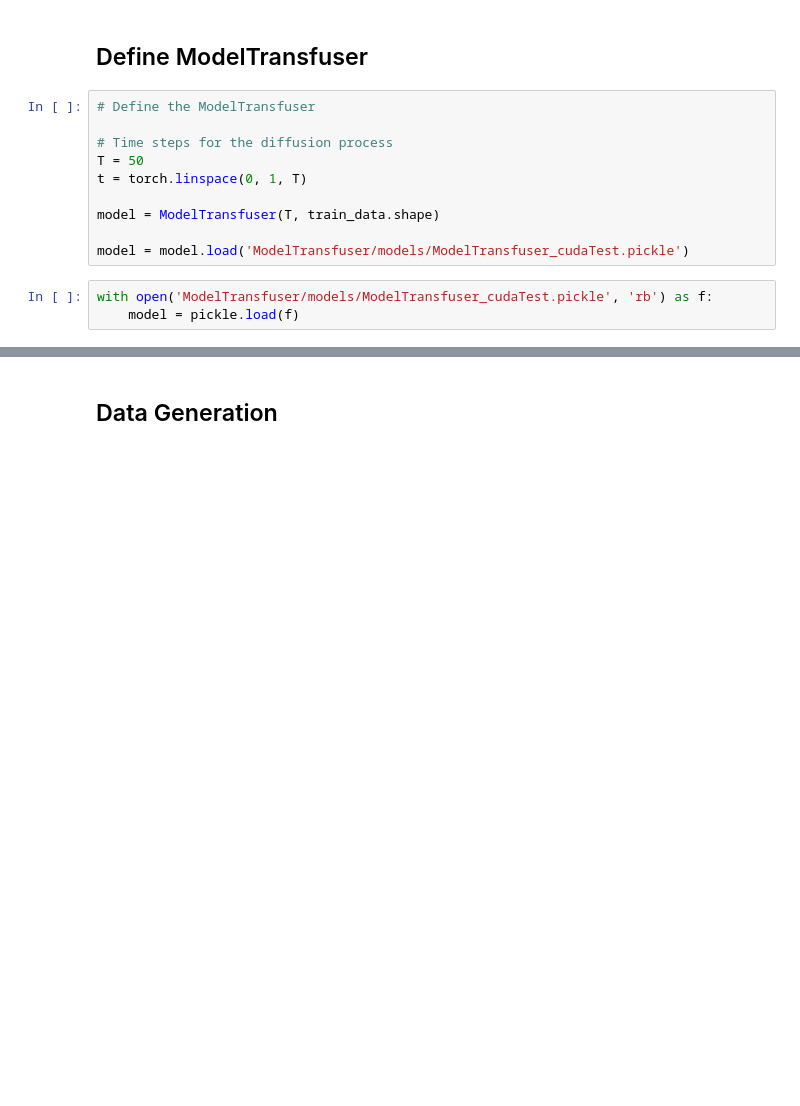
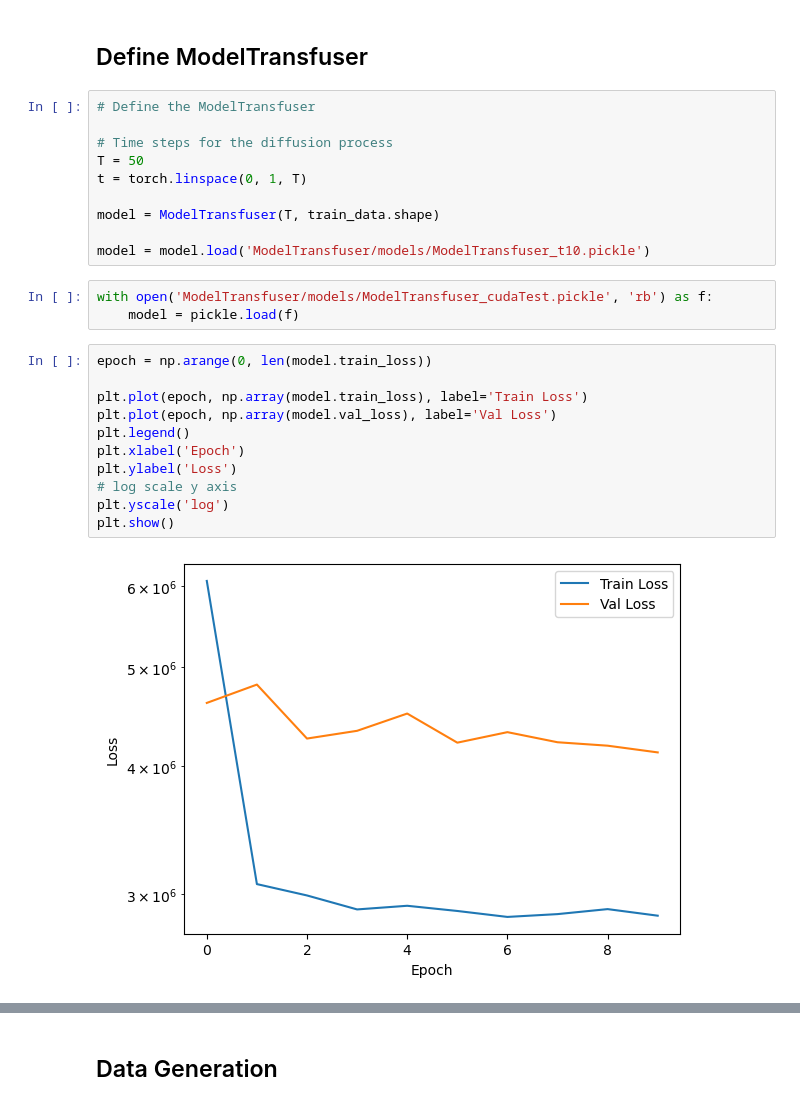
Before and after one commit to bGuenes/sbi_model_comparison, a Jupyter notebook: ModelTransfuser_run.ipynb, the cells around one changed output, grey strips where cells are left out. Saved outputs shown, nothing was run; the diff lists cells and outputs as text; blank space fills up the shorter version.

```diff
--- a/ModelTransfuser_run.ipynb
+++ b/ModelTransfuser_run.ipynb
@@ -72,10 +84,23 @@ t = torch.linspace(0, 1, T)
 
 model = ModelTransfuser(T, train_data.shape)
 
-model = model.load('ModelTransfuser/models/ModelTransfuser_cudaTest.pickle')
+model = model.load('ModelTransfuser/models/ModelTransfuser_t10.pickle')
 # %%
 with open('ModelTransfuser/models/ModelTransfuser_cudaTest.pickle', 'rb') as f:
     model = pickle.load(f)
+# %%
+epoch = np.arange(0, len(model.train_loss))
+
+plt.plot(epoch, np.array(model.train_loss), label='Train Loss')
+plt.plot(epoch, np.array(model.val_loss), label='Val Loss')
+plt.legend()
+plt.xlabel('Epoch')
+plt.ylabel('Loss')
+# log scale y axis
+plt.yscale('log')
+plt.show()
+# %% [output]
+[figure, added]
 # %%
 epoch = np.arange(0, len(model.train_loss))
 
```
Also changed, not shown: parts of 9 cells of this notebook, 6 other files.
